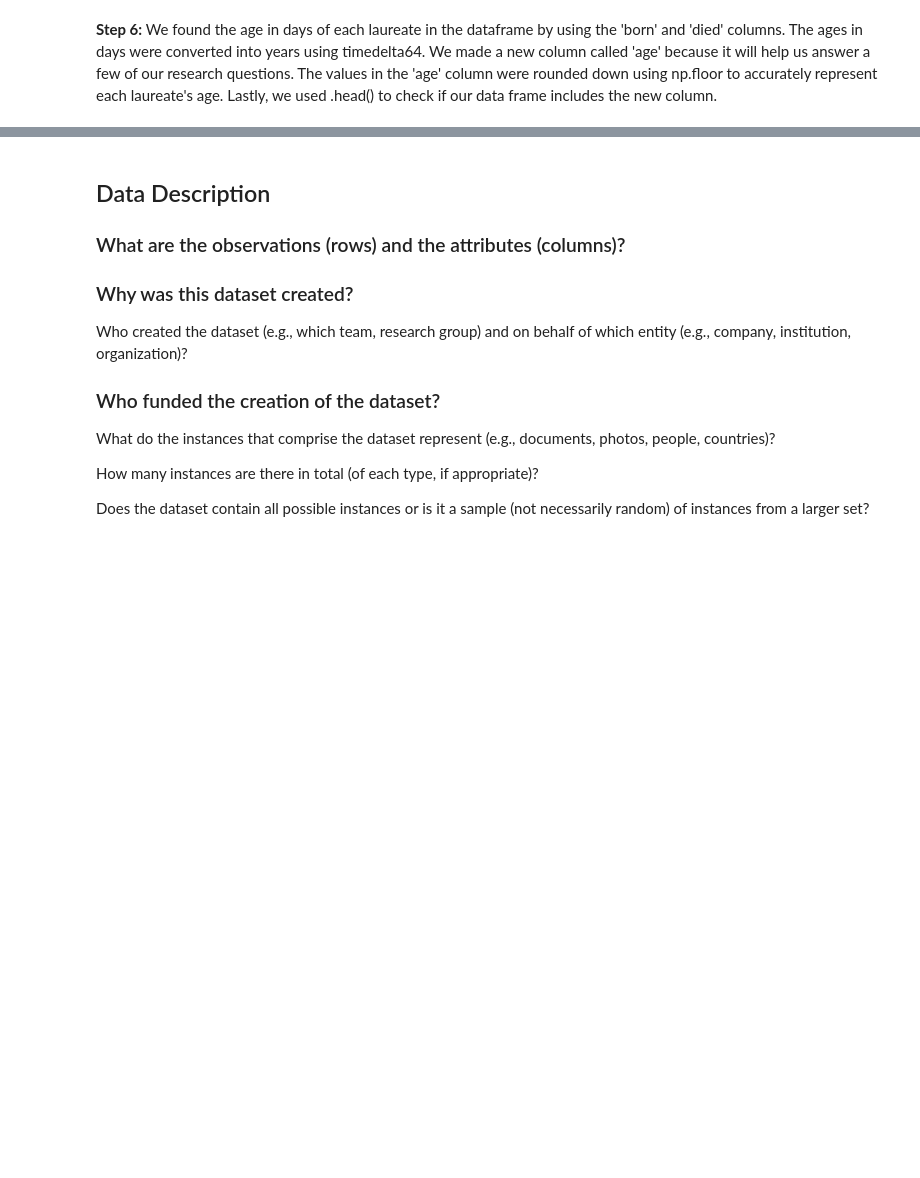
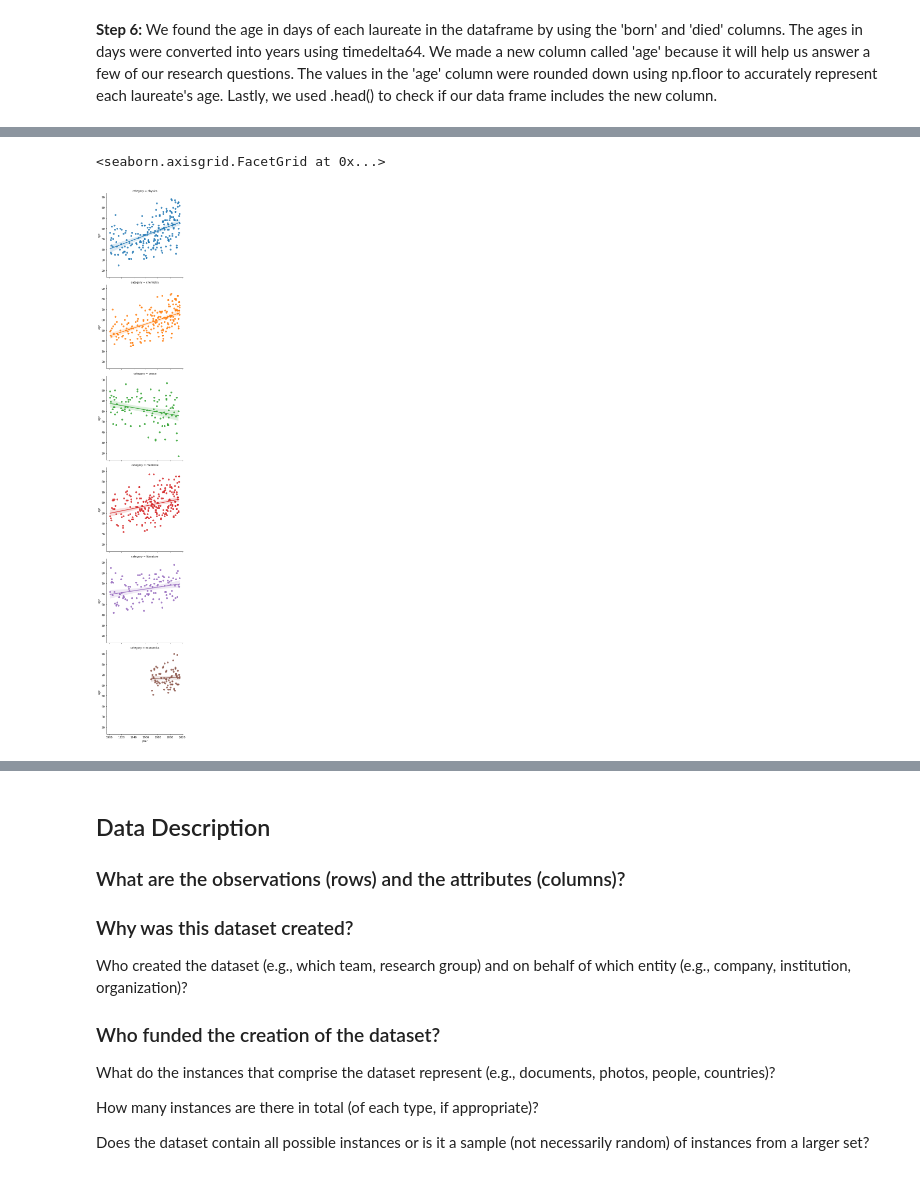
Before and after one commit to qbello22/2950-Project, a Jupyter notebook: nobel-prize.ipynb, the cells around one changed output, grey strips where cells are left out. Saved outputs shown, nothing was run; the diff lists cells and outputs as text; code cells hidden in the pictures; blank space fills up the shorter version.

```diff
--- a/nobel-prize.ipynb
+++ b/nobel-prize.ipynb
@@ -114,0 +131,5 @@ nobel_data_raw.head()
+# %%
+seaborn.lmplot(data = nobel_data_valid, x = 'year', y = 'age', row = 'category', hue = 'category')
+# %% [output]
+<seaborn.axisgrid.FacetGrid at 0x...>
+[figure, added]
```
Also changed, not shown: parts of 8 cells of this notebook.
